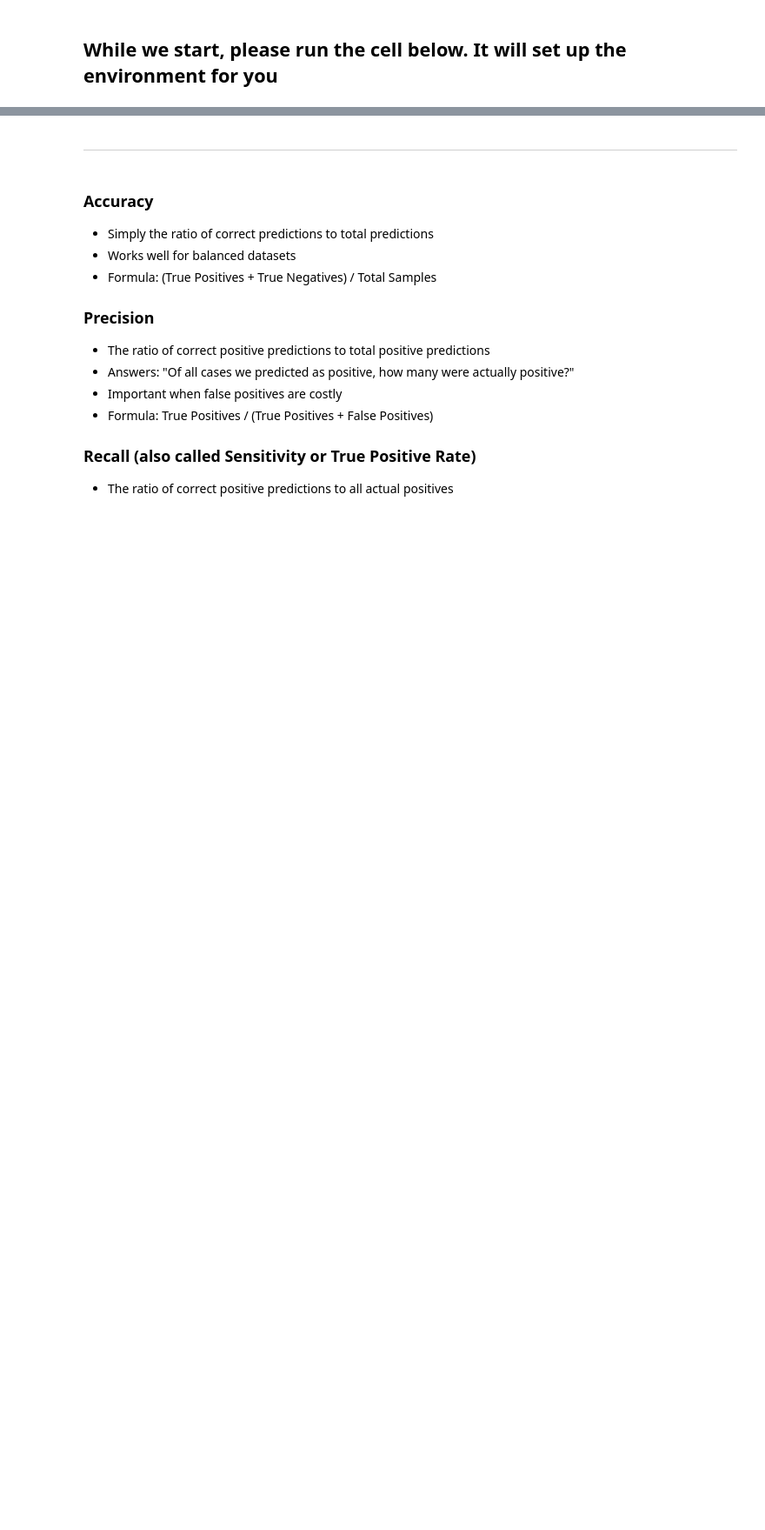
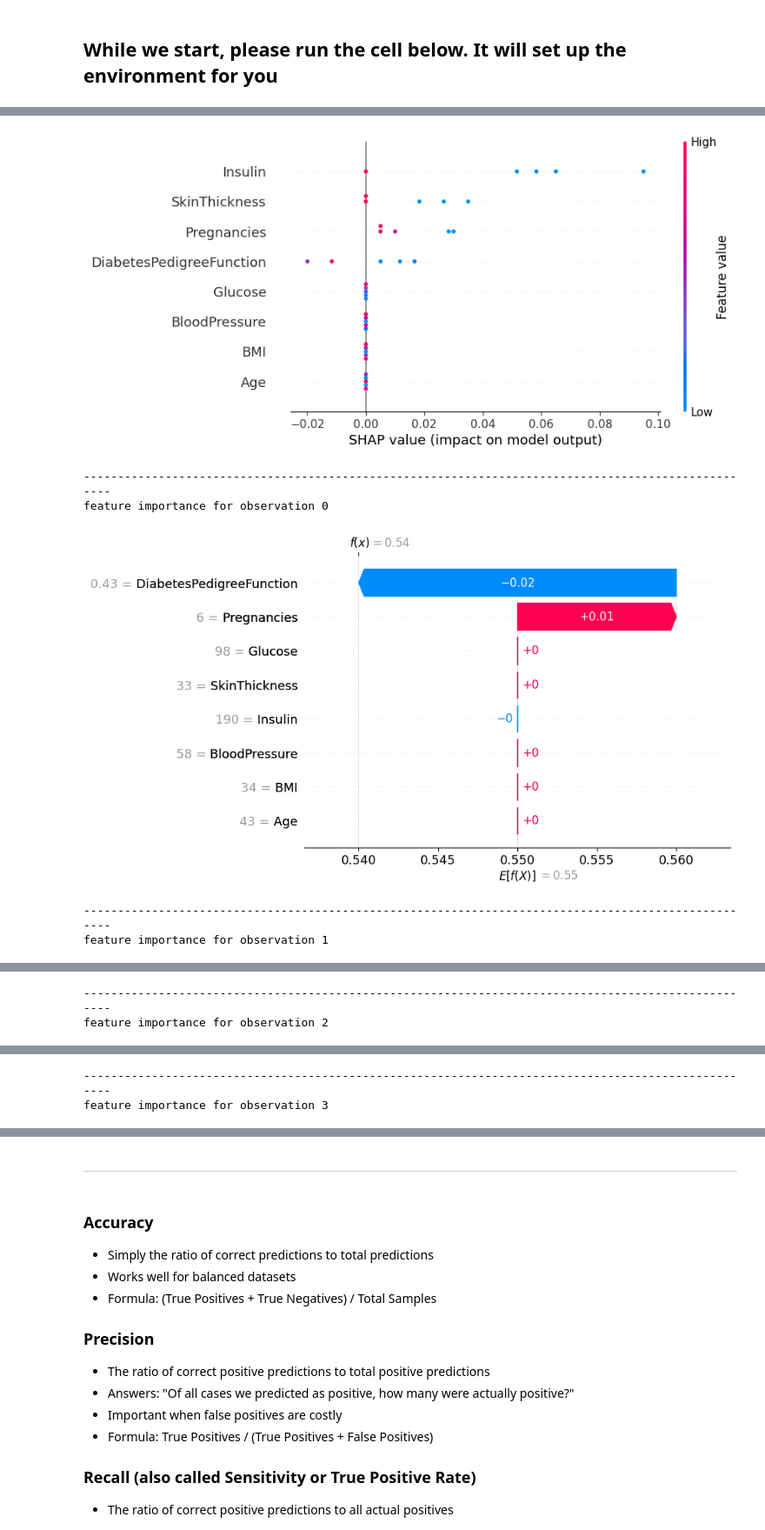
Before and after one commit to mandar-karhade/Medcon2024, a Jupyter notebook: Notebooks/2025_AI_summit_ML_to_use_data2.ipynb, the cells around one changed output, grey strips where cells are left out. Shown at 87% size. Drawn from its saved outputs; the diff is of its cells as text; code cells hidden in the pictures; blank space fills up the shorter version.

```diff
--- a/Notebooks/2025_AI_summit_ML_to_use_data2.ipynb
+++ b/Notebooks/2025_AI_summit_ML_to_use_data2.ipynb
@@ -392,0 +351,29 @@ ValueError: The waterfall plot can currently only plot a single explanation, but
+# %%
+# returns predicted probabilities based on the input data values
+def rf_classofier_predictions_f(x):
+    return rf_classifier.predict_proba(x)[:, 1]
+
+# Calculates median values for each feature in training data
+# Reshapes into a single row with same number of columns as X_train
+# Acts as a background reference dataset for SHAP calculations
+med = X_train.median().values.reshape((1, X_train.shape[1]))
+
+# SHAP processing for explainer over first 1000 rows of data
+explainer = shap.Explainer(rf_classofier_predictions_f, med)
+shap_values = explainer(X_test.iloc[0:1000, :])
+
+# Plot global representation of the local importances
+shap.plots.beeswarm(shap_values[0:5])
+
+
+for i in range(5):
+  # i = random.randint(0,5)
+  print(f"{'-'*100} \nfeature importance for observation {i}")
+  shap.plots.waterfall(shap_values[i])
+# %% [output]
+[figure, added]
+----------------------------------------------------------------------------------------------------
+feature importance for observation 0
+[figure, added]
+----------------------------------------------------------------------------------------------------
+feature importance for observation 1
@@ -392,0 +381,2 @@ ValueError: The waterfall plot can currently only plot a single explanation, but
+----------------------------------------------------------------------------------------------------
+feature importance for observation 2
@@ -392,0 +384,2 @@ ValueError: The waterfall plot can currently only plot a single explanation, but
+----------------------------------------------------------------------------------------------------
+feature importance for observation 3
```
Also changed, not shown: parts of 14 cells of this notebook.
